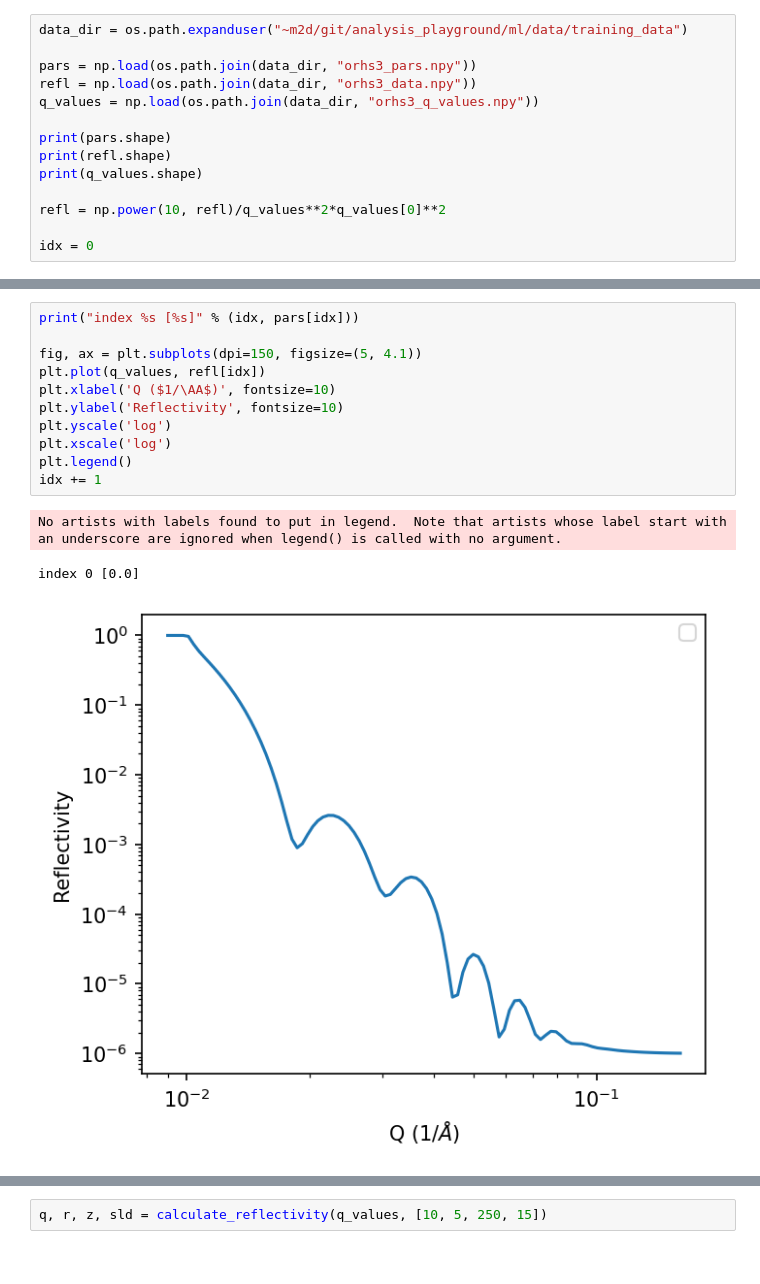
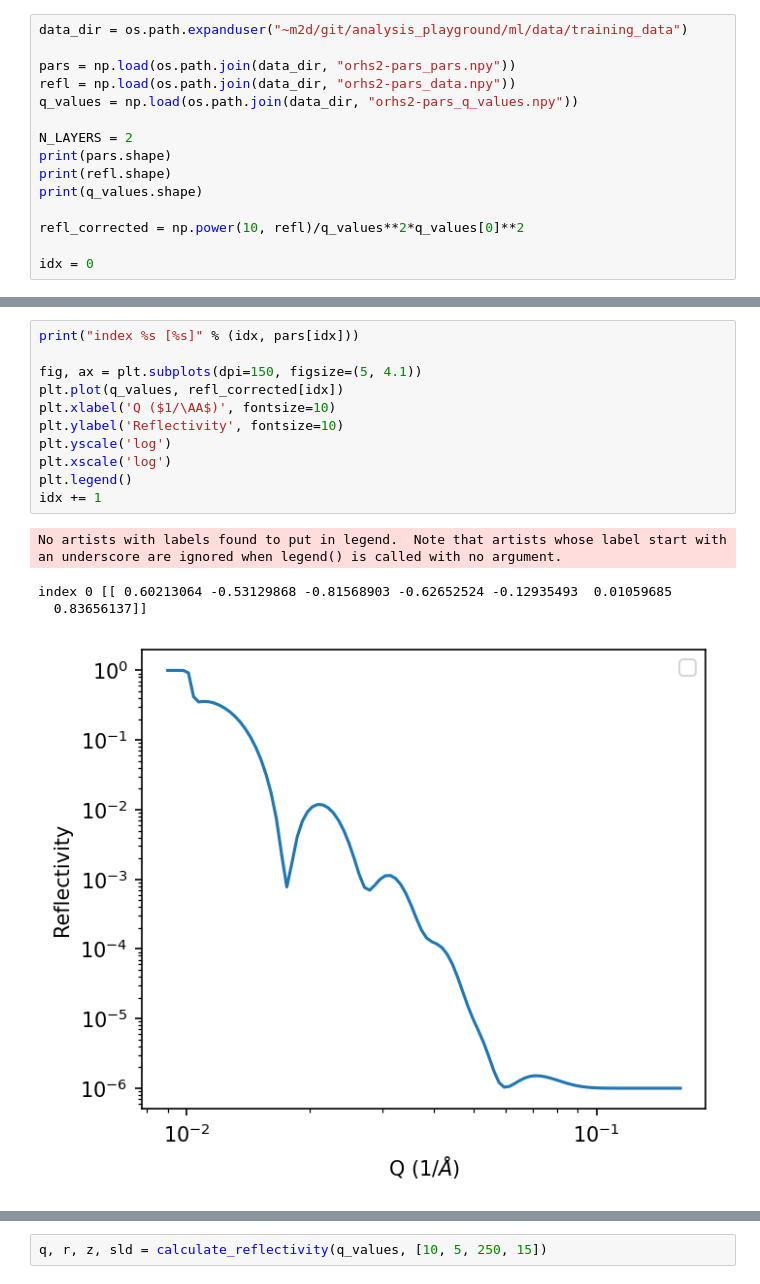
Before and after one commit to imeliamb/machine_learning, a Jupyter notebook: notebooks/load_refl_data.ipynb, the cells around one changed output, grey strips where cells are left out. Drawn from its saved outputs; the diff is of its cells as text.

```diff
--- a/notebooks/load_refl_data.ipynb
+++ b/notebooks/load_refl_data.ipynb
@@ -15,15 +26,16 @@ orhs3-noise_data.npy     orhs_config.json
 # %%
 data_dir = os.path.expanduser("~m2d/git/analysis_playground/ml/data/training_data")
 
-pars = np.load(os.path.join(data_dir, "orhs3_pars.npy"))
-refl = np.load(os.path.join(data_dir, "orhs3_data.npy"))
-q_values = np.load(os.path.join(data_dir, "orhs3_q_values.npy"))
+pars = np.load(os.path.join(data_dir, "orhs2-pars_pars.npy"))
+refl = np.load(os.path.join(data_dir, "orhs2-pars_data.npy"))
+q_values = np.load(os.path.join(data_dir, "orhs2-pars_q_values.npy"))
 
+N_LAYERS = 2
 print(pars.shape)
 print(refl.shape)
 print(q_values.shape)
 
-refl = np.power(10, refl)/q_values**2*q_values[0]**2
+refl_corrected = np.power(10, refl)/q_values**2*q_values[0]**2
 
 idx = 0
 # %% [output]
@@ -37,15 +45,16 @@ print(pars[:10])
 # %%
 print("index %s [%s]" % (idx, pars[idx]))
 
 fig, ax = plt.subplots(dpi=150, figsize=(5, 4.1))
-plt.plot(q_values, refl[idx])
+plt.plot(q_values, refl_corrected[idx])
 plt.xlabel('Q ($1/\AA$)', fontsize=10)
 plt.ylabel('Reflectivity', fontsize=10)
 plt.yscale('log')
 plt.xscale('log')
 plt.legend()
 idx += 1
 # %% [output]
 No artists with labels found to put in legend.  Note that artists whose label start with an underscore are ignored when legend() is called with no argument.
-index 0 [0.0]
+index 0 [[ 0.60213064 -0.53129868 -0.81568903 -0.62652524 -0.12935493  0.01059685
+  0.83656137]]
-[figure, old version]
+[figure, new version]
```
Also changed, not shown: parts of 10 cells of this notebook.
